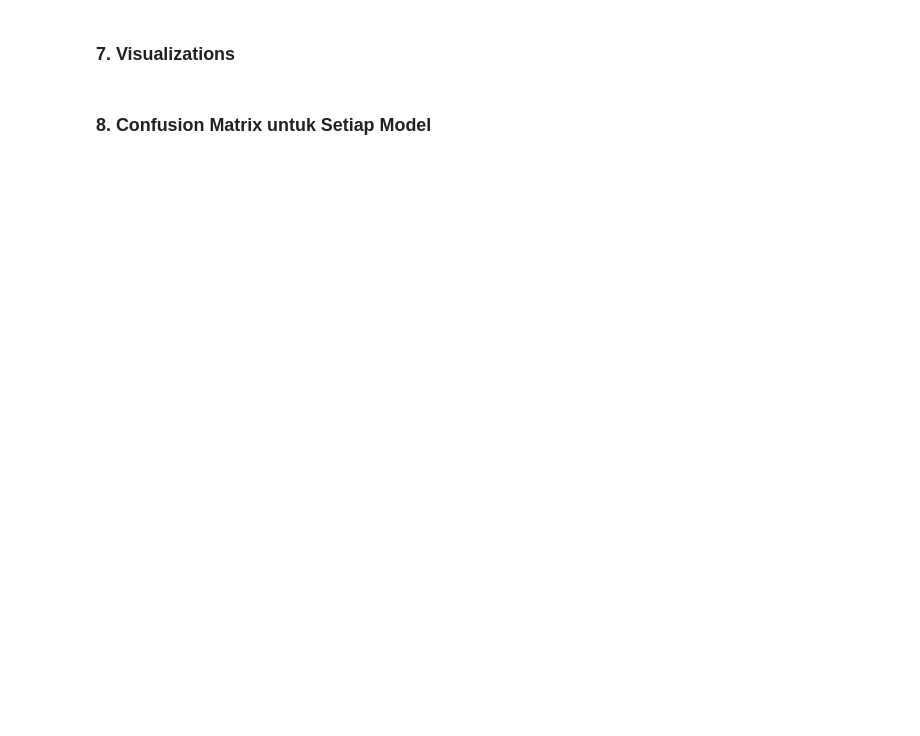
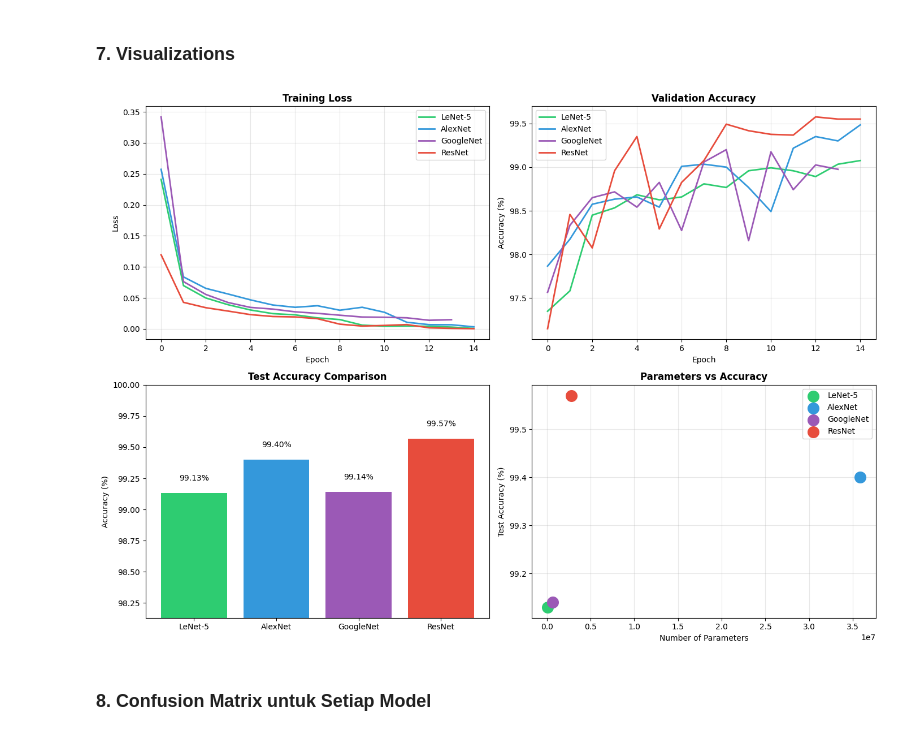
Before and after one commit to KanekiCraynet/Implementing-CNN-Comparison-Project, a Jupyter notebook: CNN_Comparison_MNIST.ipynb, the cells around one changed output. Saved outputs shown, nothing was run; the diff lists cells and outputs as text; code cells hidden in the pictures; blank space fills up the shorter version.

```diff
--- a/CNN_Comparison_MNIST.ipynb
+++ b/CNN_Comparison_MNIST.ipynb
@@ -381,6 +416,8 @@ print(comparison_df.to_string(index=False))
 # %% [markdown]
 ### 7. Visualizations
 # %%
+import os
+
 fig, axes = plt.subplots(2, 2, figsize=(14, 10))
 colors = ['#2ecc71', '#3498db', '#9b59b6', '#e74c3c']
 
@@ -402,33 +439,37 @@ ax2.set_title('Validation Accuracy', fontsize=12, fontweight='bold')
 ax2.set_xlabel('Epoch')
 ax2.set_ylabel('Accuracy (%)')
 ax2.legend()
 ax2.grid(True, alpha=0.3)
 
 # Test Accuracy Bar Chart
 ax3 = axes[1, 0]
 accs = [results[m]['test_acc'] for m in results]
 bars = ax3.bar(results.keys(), accs, color=colors)
 ax3.set_title('Test Accuracy Comparison', fontsize=12, fontweight='bold')
 ax3.set_ylabel('Accuracy (%)')
 ax3.set_ylim([min(accs)-1, 100])
 for bar, acc in zip(bars, accs):
     ax3.text(bar.get_x() + bar.get_width()/2, bar.get_height() + 0.1,
              f'{acc:.2f}%', ha='center', fontsize=10)
 
 # Parameters vs Accuracy
 ax4 = axes[1, 1]
 params = [results[m]['params'] for m in results]
 for i, name in enumerate(results.keys()):
     ax4.scatter(params[i], accs[i], s=200, c=colors[i], label=name, zorder=5)
 ax4.set_title('Parameters vs Accuracy', fontsize=12, fontweight='bold')
 ax4.set_xlabel('Number of Parameters')
 ax4.set_ylabel('Test Accuracy (%)')
 ax4.legend()
 ax4.grid(True, alpha=0.3)
 
 plt.tight_layout()
+
+os.makedirs('results', exist_ok=True)
 plt.savefig('results/comparison_plots.png', dpi=150, bbox_inches='tight')
 plt.show()
+# %% [output]
+[figure, added]
 # %% [markdown]
 ### 8. Confusion Matrix untuk Setiap Model
 # %%
```
Also changed, not shown: parts of 8 cells of this notebook.
